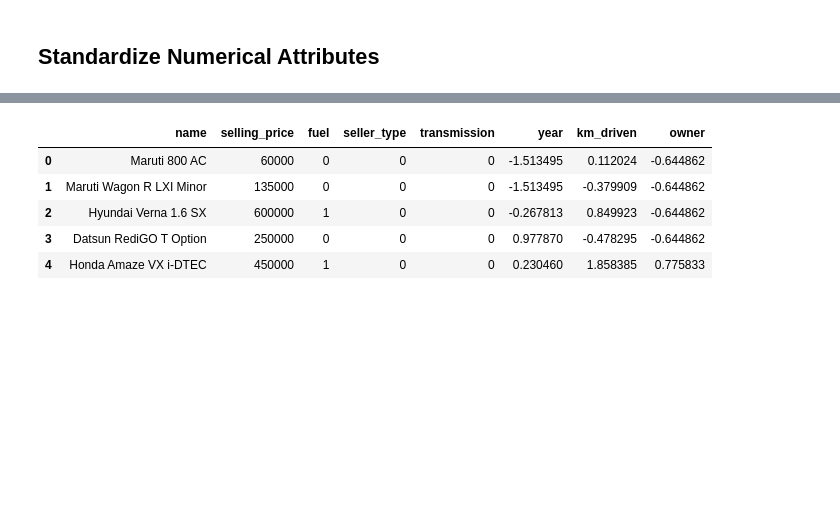
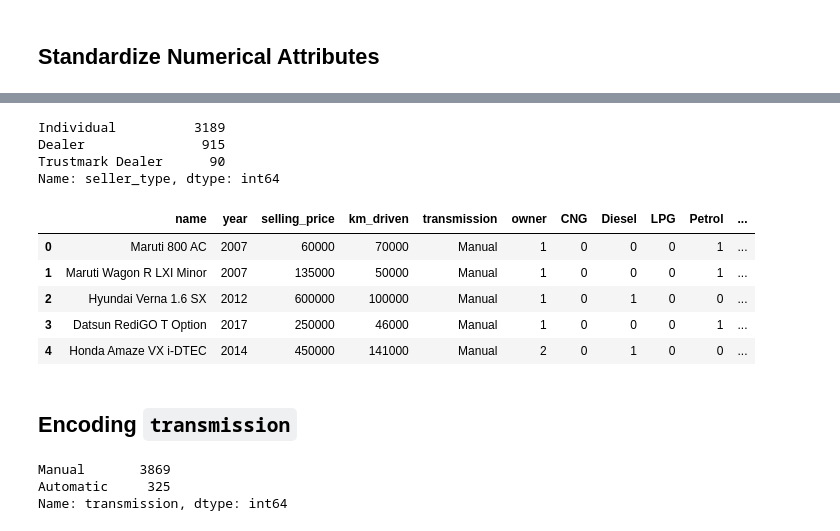
Before and after one commit to davidjperez00/NumericalAnalysis, a Jupyter notebook: data_processing.ipynb, the cells around one changed output, grey strips where cells are left out. Saved outputs shown, nothing was run; the diff lists cells and outputs as text; code cells hidden in the pictures; blank space fills up the shorter version.

Commit message:
update preprocessing data

```diff
--- a/data_processing.ipynb
+++ b/data_processing.ipynb
@@ -115,0 +115,9 @@ array([[<AxesSubplot:xlabel='year', ylabel='year'>,
+# %%
+# Removing 'noise' aka instances that have a price greater than  1,750,000
+# NOTE This applies to all data moving forward
+vehicles.drop(vehicles[vehicles['selling_price'] >= 1750000].index, inplace = True)
+
+vehicles.plot(kind="scatter", x="year", y="selling_price",
+             alpha=0.2)
+plt.axis([1990, 2022, 0, 3000000])
+plt.show()
@@ -126,0 +142,13 @@ vehicles.head()
+# %%
+current_owner_strings = ['First Owner', 'Second Owner', 'Third Owner', 'Fourth & Above Owner', 'Test Drive Car']
+new_strings = ['1', '2', '3', '4', '5']
+vehicles['owner'] = vehicles['owner'].replace(current_owner_strings, new_strings)
+
+# Convert strings to integers:
+vehicles['owner'] = vehicles['owner'].astype('int64')
+
+# Removing 'Test Drive Car' since it's NOT numerically related to other owner types
+vehicles.drop(vehicles[vehicles['owner'] == 5].index, inplace = True)
+
+# Show new changes
+vehicles['owner'].value_counts()
@@ -126,0 +172,12 @@ vehicles.head()
+# %%
+# Drop the electric car since we only have one instance and it will bias our models performance
+vehicles.drop(vehicles[vehicles['fuel'] == 'Electric'].index, inplace = True)
+# %%
+fuel_dummies = pd.get_dummies(vehicles['fuel'])
+
+vehicles = pd.concat([vehicles, fuel_dummies], axis=1)
+
+# Drop the fuel column:
+vehicles = vehicles.drop('fuel', axis=1)
+
+vehicles.head()
@@ -127,21 +191,33 @@ vehicles.head()
+# %%
+vehicles['seller_type'].value_counts()
+# %% [output]
+Individual          3189
+Dealer               915
+Trustmark Dealer      90
+Name: seller_type, dtype: int64
 # %%
-def normalize_numerical_data_attributes(data):
-  numerical_data = data[['year', 'km_driven', 'owner']].copy()
-  normaled = (numerical_data - numerical_data.mean()) / numerical_data.std()
-  data.drop(['year', 'km_driven', 'owner'], axis=1, inplace = True)
+seller_type_dummies = pd.get_dummies(vehicles['seller_type'])
 
   data['year'] = normaled['year']
   data['km_driven'] = normaled['km_driven']
   data['owner'] = normaled['owner']
 
   return data
 
 data = normalize_numerical_data_attributes(vehicles)
 data.head()
 # %% [output]
-|  | name | selling_price | fuel | seller_type | transmission | year | km_driven | owner |
-| 0 | Maruti 800 AC | 60000 | 0 | 0 | 0 | -1.513495 | 0.112024 | -0.644862 |
-| 1 | Maruti Wagon R LXI Minor | 135000 | 0 | 0 | 0 | -1.513495 | -0.379909 | -0.644862 |
-| 2 | Hyundai Verna 1.6 SX | 600000 | 1 | 0 | 0 | -0.267813 | 0.849923 | -0.644862 |
-| 3 | Datsun RediGO T Option | 250000 | 0 | 0 | 0 | 0.977870 | -0.478295 | -0.644862 |
-| 4 | Honda Amaze VX i-DTEC | 450000 | 1 | 0 | 0 | 0.230460 | 1.858385 | 0.775833 |
+|  | name | year | selling_price | km_driven | transmission | owner | CNG | Diesel | LPG | Petrol | ... |
+| 0 | Maruti 800 AC | 2007 | 60000 | 70000 | Manual | 1 | 0 | 0 | 0 | 1 | ... |
+| 1 | Maruti Wagon R LXI Minor | 2007 | 135000 | 50000 | Manual | 1 | 0 | 0 | 0 | 1 | ... |
+| 2 | Hyundai Verna 1.6 SX | 2012 | 600000 | 100000 | Manual | 1 | 0 | 1 | 0 | 0 | ... |
+| 3 | Datsun RediGO T Option | 2017 | 250000 | 46000 | Manual | 1 | 0 | 0 | 0 | 1 | ... |
+| 4 | Honda Amaze VX i-DTEC | 2014 | 450000 | 141000 | Manual | 2 | 0 | 1 | 0 | 0 | ... |
+# %% [markdown]
+## Encoding `transmission`
+# %%
+vehicles['transmission'].value_counts()
+# %% [output]
+Manual       3869
+Automatic     325
+Name: transmission, dtype: int64
```
Also changed, not shown: parts of 13 cells of this notebook, 2 other files.
